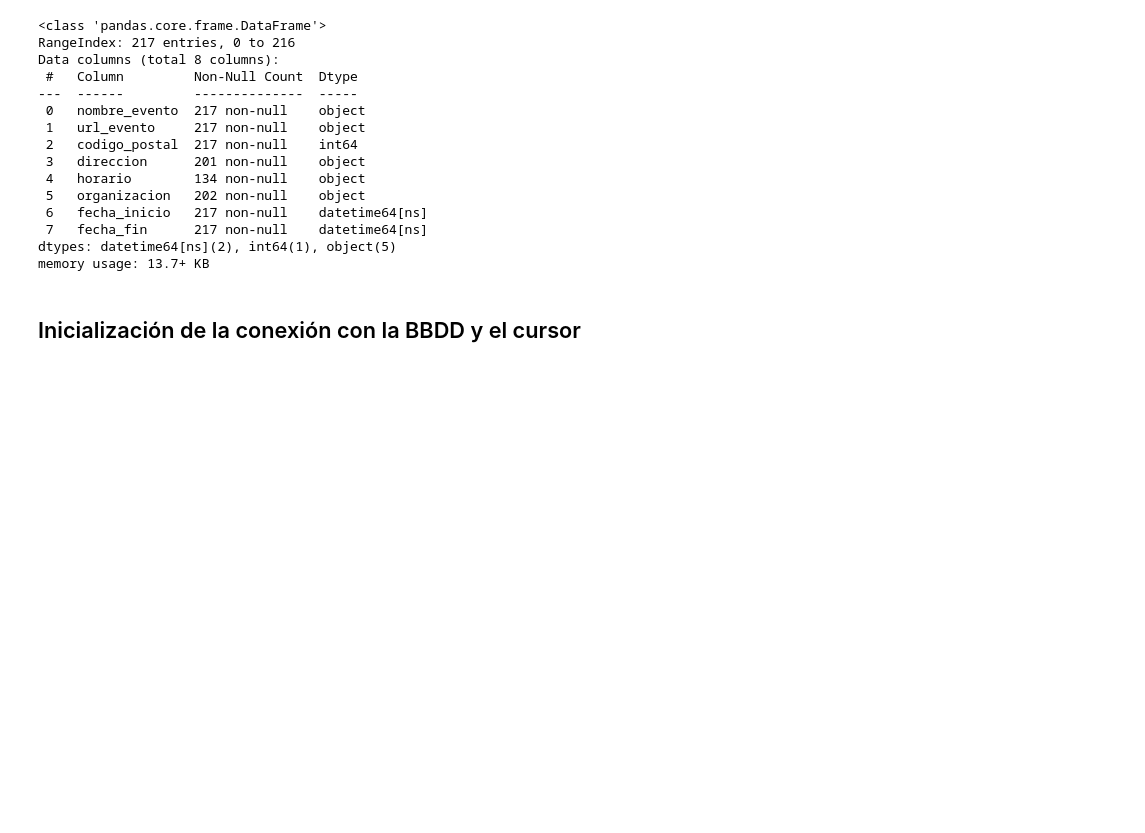
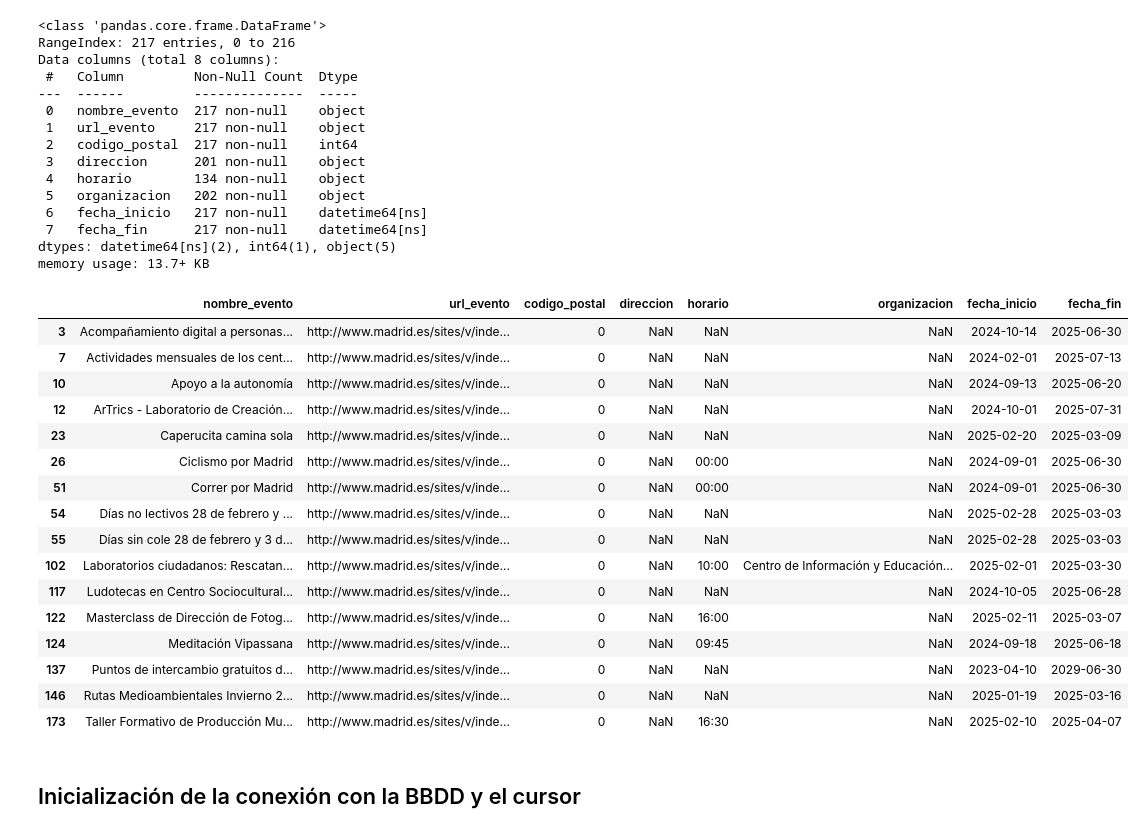
Before and after one commit to Gabijc/Proyecto_ETL_Hoteles, a Jupyter notebook: Notebooks/Carga_BBDD_Hoteles.ipynb, the cells around one changed output. Drawn from its saved outputs; the diff is of its cells as text; code cells hidden in the pictures; blank space fills up the shorter version.

Commit message:
cambiada valores 0 codigo postal, volvemos a cargar

```diff
--- a/Notebooks/Carga_BBDD_Hoteles.ipynb
+++ b/Notebooks/Carga_BBDD_Hoteles.ipynb
@@ -80,6 +80,26 @@ Data columns (total 8 columns):
  7   fecha_fin      217 non-null    datetime64[ns]
 dtypes: datetime64[ns](2), int64(1), object(5)
 memory usage: 13.7+ KB
+# %%
+eventos[eventos["codigo_postal"] == 0]
+# %% [output]
+|  | nombre_evento | url_evento | codigo_postal | direccion | horario | organizacion | fecha_inicio | fecha_fin |
+| 3 | Acompañamiento digital a personas... | http://www.madrid.es/sites/v/inde... | 0 | NaN | NaN | NaN | 2024-10-14 | 2025-06-30 |
+| 7 | Actividades mensuales de los cent... | http://www.madrid.es/sites/v/inde... | 0 | NaN | NaN | NaN | 2024-02-01 | 2025-07-13 |
+| 10 | Apoyo a la autonomía | http://www.madrid.es/sites/v/inde... | 0 | NaN | NaN | NaN | 2024-09-13 | 2025-06-20 |
+| 12 | ArTrics - Laboratorio de Creación... | http://www.madrid.es/sites/v/inde... | 0 | NaN | NaN | NaN | 2024-10-01 | 2025-07-31 |
+| 23 | Caperucita camina sola | http://www.madrid.es/sites/v/inde... | 0 | NaN | NaN | NaN | 2025-02-20 | 2025-03-09 |
+| 26 | Ciclismo por Madrid | http://www.madrid.es/sites/v/inde... | 0 | NaN | 00:00 | NaN | 2024-09-01 | 2025-06-30 |
+| 51 | Correr por Madrid | http://www.madrid.es/sites/v/inde... | 0 | NaN | 00:00 | NaN | 2024-09-01 | 2025-06-30 |
+| 54 | Días no lectivos 28 de febrero y ... | http://www.madrid.es/sites/v/inde... | 0 | NaN | NaN | NaN | 2025-02-28 | 2025-03-03 |
+| 55 | Días sin cole 28 de febrero y 3 d... | http://www.madrid.es/sites/v/inde... | 0 | NaN | NaN | NaN | 2025-02-28 | 2025-03-03 |
+| 102 | Laboratorios ciudadanos: Rescatan... | http://www.madrid.es/sites/v/inde... | 0 | NaN | 10:00 | Centro de Información y Educación... | 2025-02-01 | 2025-03-30 |
+| 117 | Ludotecas en Centro Sociocultural... | http://www.madrid.es/sites/v/inde... | 0 | NaN | NaN | NaN | 2024-10-05 | 2025-06-28 |
+| 122 | Masterclass de Dirección de Fotog... | http://www.madrid.es/sites/v/inde... | 0 | NaN | 16:00 | NaN | 2025-02-11 | 2025-03-07 |
+| 124 | Meditación Vipassana | http://www.madrid.es/sites/v/inde... | 0 | NaN | 09:45 | NaN | 2024-09-18 | 2025-06-18 |
+| 137 | Puntos de intercambio gratuitos d... | http://www.madrid.es/sites/v/inde... | 0 | NaN | NaN | NaN | 2023-04-10 | 2029-06-30 |
+| 146 | Rutas Medioambientales Invierno 2... | http://www.madrid.es/sites/v/inde... | 0 | NaN | NaN | NaN | 2025-01-19 | 2025-03-16 |
+| 173 | Taller Formativo de Producción Mu... | http://www.madrid.es/sites/v/inde... | 0 | NaN | 16:30 | NaN | 2025-02-10 | 2025-04-07 |
 # %% [markdown]
 ## Inicialización de la conexión con la BBDD y el cursor
 # %%
```
Also changed, not shown: parts of 2 cells of this notebook.
